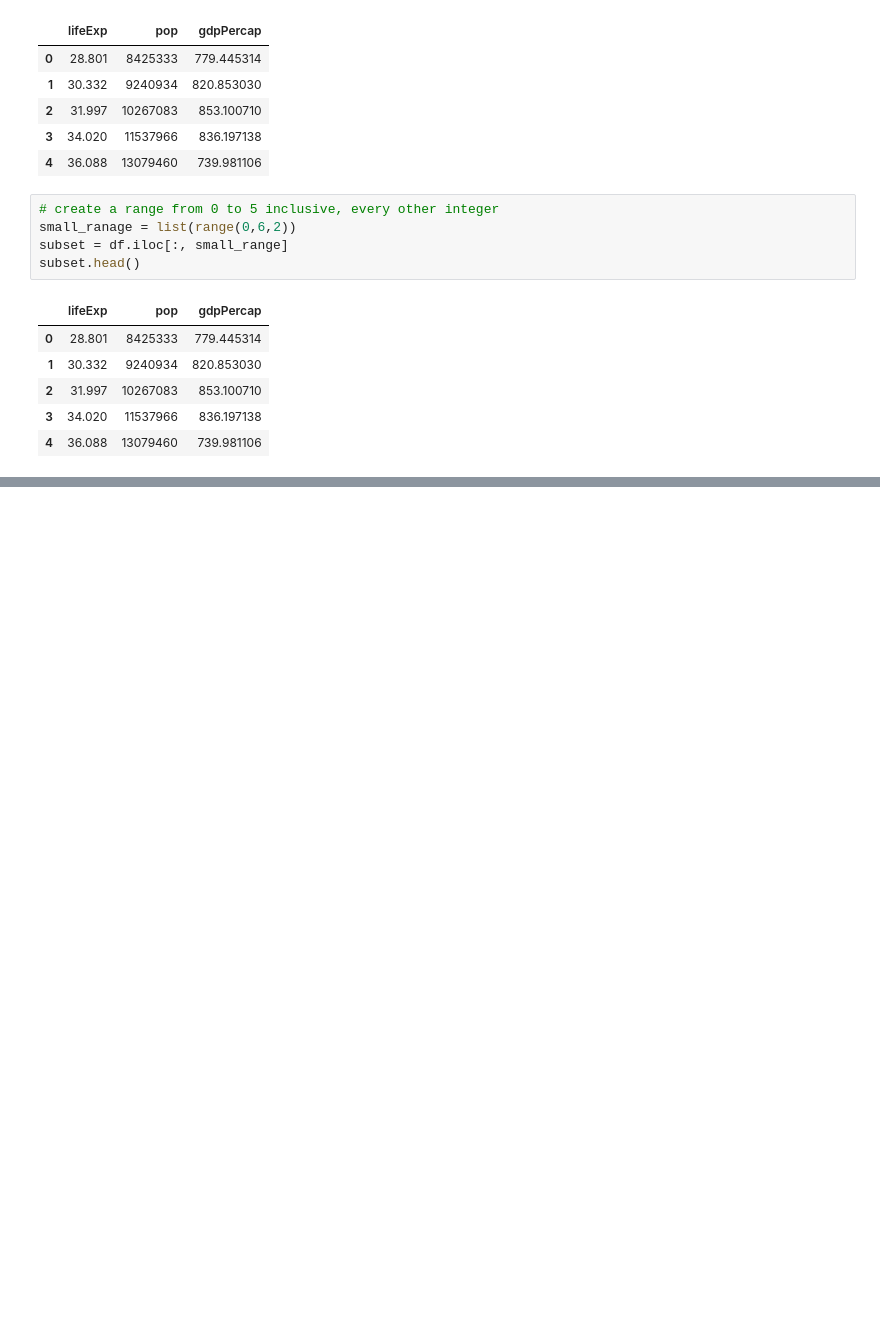
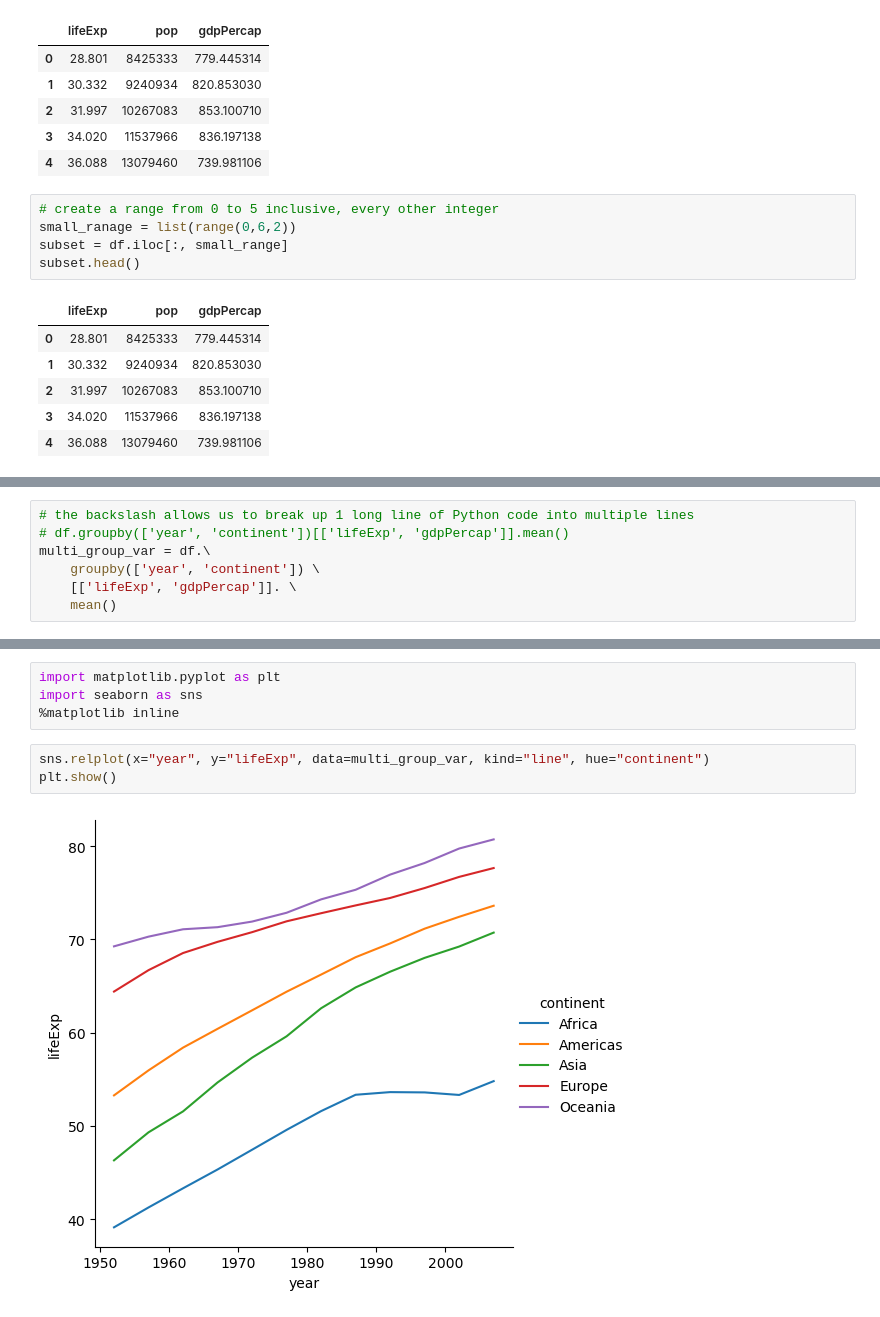
Before and after one commit to nyguerrillagirl/100-days-of-code, a Jupyter notebook: src/python_projects/pandas_for_everyone-master/notebooks/chapter_01.ipynb, the cells around one changed output, grey strips where cells are left out. Drawn from its saved outputs; the diff is of its cells as text; blank space fills up the shorter version.

Commit message:
Day #189 - DataCamp + reading+ Got back to Pandas for Everyone

```diff
--- a/src/python_projects/pandas_for_everyone-master/notebooks/chapter_01.ipynb
+++ b/src/python_projects/pandas_for_everyone-master/notebooks/chapter_01.ipynb
@@ -243,0 +455,7 @@ subset.head()
+# %%
+# the backslash allows us to break up 1 long line of Python code into multiple lines
+# df.groupby(['year', 'continent'])[['lifeExp', 'gdpPercap']].mean()
+multi_group_var = df.\
+    groupby(['year', 'continent']) \
+    [['lifeExp', 'gdpPercap']]. \
+    mean()
@@ -243,0 +482,9 @@ subset.head()
+# %%
+import matplotlib.pyplot as plt
+import seaborn as sns
+%matplotlib inline
+# %%
+sns.relplot(x="year", y="lifeExp", data=multi_group_var, kind="line", hue="continent")
+plt.show()
+# %% [output]
+[figure, added]
```
Also changed, not shown: parts of 37 cells of this notebook, 1 other file.
